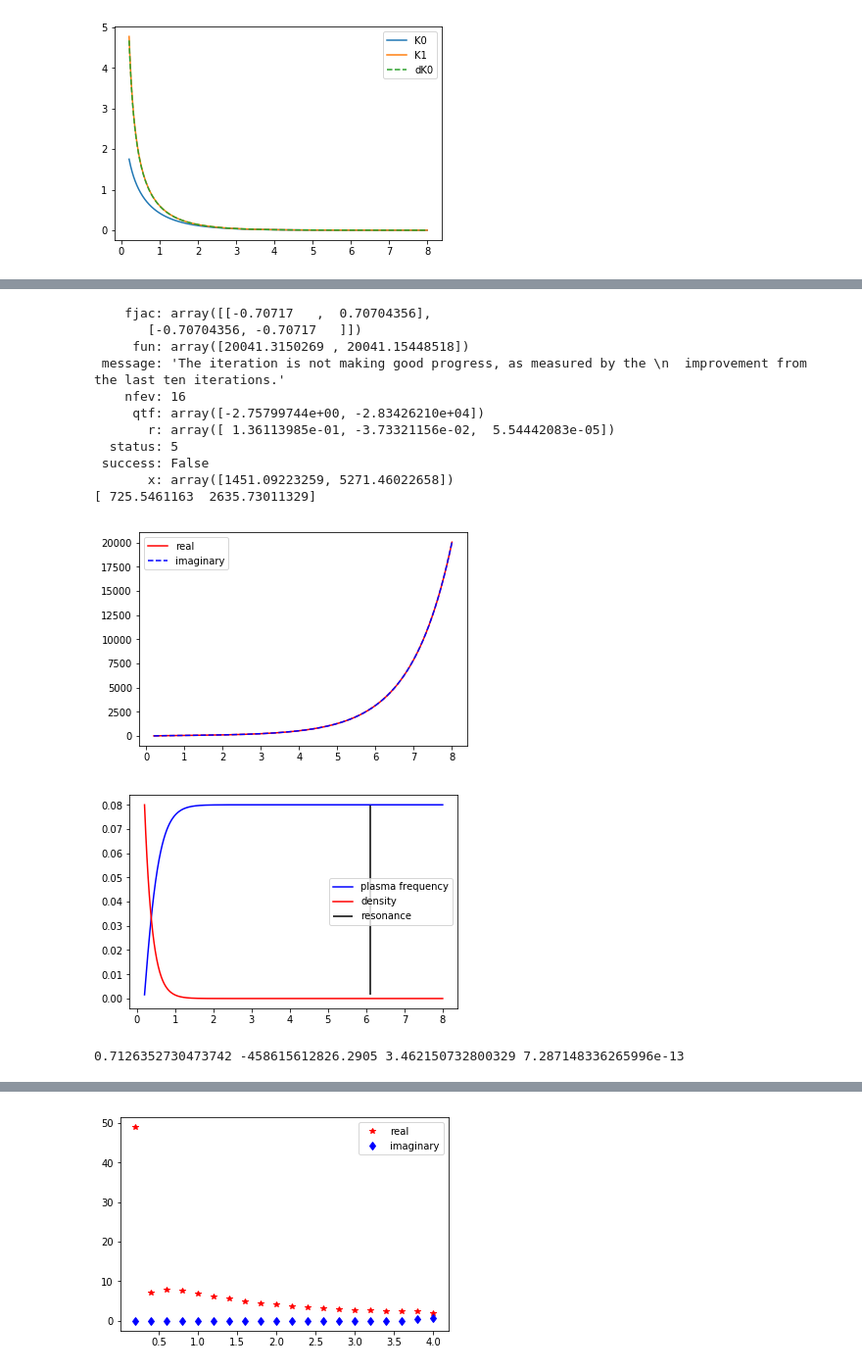
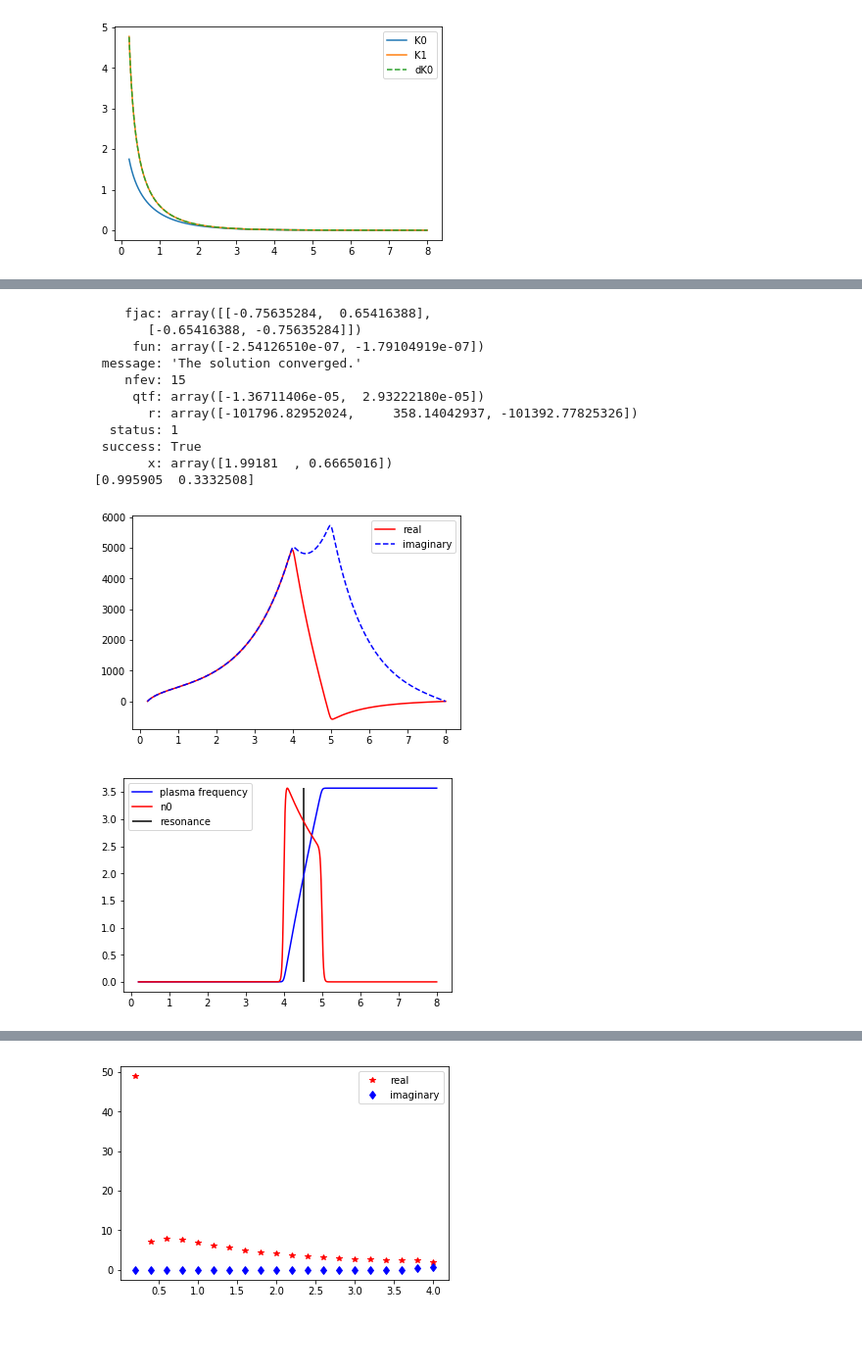
Before and after one commit to PatrickStbr/ZPinchDioctron, a Jupyter notebook: eigenvalue.ipynb, the cells around one changed output, grey strips where cells are left out. Shown: that part at 98% size. Cells and saved outputs as stored; diff of their text form; code cells hidden in the pictures; blank space fills up the shorter version.

```diff
--- a/eigenvalue.ipynb
+++ b/eigenvalue.ipynb
@@ -9,8 +9,10 @@ from scipy.special import iv, kv
 # %%
 R1 = 0.2
 R2 = 8
-r = np.linspace(R1, R2, 1000)
+r = np.linspace(R1, R2, 10000)
 dr = (np.max(r)-np.min(r))/(len(r)-1)
+n0 = (8/r**2)*(np.tanh(25*(r-4))-np.tanh(25*(r-5)))
+#n0 = np.exp(-(r-R1)*5)
 # %%
 #Poisson Solver
 @njit(parallel=True)
@@ -77,7 +79,7 @@ def Green(r, r_prime, r_i, r_o, alpha_inv, alpha1, alpha2):
                 green[i, j] = alpha2[i]*alpha1[j]/alpha_inv[j]
     return green
 # %%
-alpha_inv = (r*(alpha(r, R1)*dalpha(r, R2)-alpha(r, R2)*dalpha(r, R1)))
+alpha_inv = r*(alpha(r, R1)*dalpha(r, R2)-alpha(r, R2)*dalpha(r, R1))
 alpha1 = alpha(r, R1)
 alpha2 = alpha(r, R2)
 plt.plot(r, alpha1, label='1')
@@ -89,7 +91,6 @@ green = Green(r, r, R1, R2, alpha_inv, alpha1, alpha2)
 plt.imshow(green)
 plt.show()
 
-n0 = (8/r**2)*(np.tanh(25*(r-0.2))-np.tanh(25*(r-5)))
 phi_green = np.zeros(len(r))
 for i in range(len(r)):
     phi_green[i] = np.sum(r*green[i]*n0*dr)
@@ -105,8 +106,6 @@ data, col, row = M(r, dr)
 A = csc_matrix((data, (row, col)), shape=(len(r), len(r)))
 lu = sla.splu(A)
 
-#n0 = (8/r**2)*(np.tanh(25*(r-4))-np.tanh(25*(r-5)))
-n0 = np.exp(-(r-R1)*5)
 phi = lu.solve(n0)
 
 plt.plot(r, n0, label='density')
@@ -145,7 +144,8 @@ plt.show()
 # %%
 N = np.empty((len(r), len(r)))
 for i in range(len(r)):
-    N[i] = (dn0[i]/r[i])*r*green[i]*n0*dr
+    N[i] = -(dn0[i]/r[i])*r*green[i]*dr
     N[i, i] += in0[i]
-w, v = sp.linalg.eig(N)
-#w, v = np.linalg.eig(N)
+#w, v = sp.linalg.eig(N)
+w, v = np.linalg.eig(N)
+v = np.transpose(v)
@@ -200,48 +186,44 @@ phi_i = np.zeros(len(r))
 phi_r[1] = 1
 phi_i[1] = 1
 for i in range(2, len(r)):
     drl = ((r[i]-dr/2)/(dr**2*r[i]))
     drm = -2/dr**2
     drr = -((dr**2*r[i])/(r[i]+dr/2))
     diag_real = (dn0[i]*(omega[0]-in0[i]))/(r[i]*((omega[0]-in0[i])**2 + omega[1]**2))
     diag_imag = (dn0[i]*omega[1])/(r[i]*((omega[0]-in0[i])**2 + omega[1]**2))
 
     phi_r2 = drl*phi_r[i-2]
     phi_r1 = (drm + diag_real - 1)*phi_r[i-1] + diag_imag*phi_i[i-1]
     phi_r[i] = drr*(phi_r2 + phi_r1)
 
     phi_i2 = drl*phi_i[i-2]
     phi_i1 = (drm + diag_real - 1)*phi_i[i-1] - diag_imag*phi_r[i-1]
     phi_i[i] = drr*(phi_i2 + phi_i1)
 
 print(omega/2)
 plt.plot(r, phi_r, "r", label='real')
 plt.plot(r, phi_i, "b", label='imaginary', linestyle='dashed')
 plt.legend()
 plt.show()
 
 i_res = np.argmin(abs(in0-omega[0]))
 
 plt.plot(r, in0, "b", label='plasma frequency')
-plt.plot(r, np.max(in0)*n0/np.max(n0), "r", label='density')
+plt.plot(r, np.max(in0)*n0/np.max(n0), "r", label='n0')
 plt.vlines(r[i_res], np.min(in0), np.max(in0), "k", label='resonance')
 plt.legend()
 plt.show()
 # %% [output]
-    fjac: array([[-0.70717   ,  0.70704356],
-       [-0.70704356, -0.70717   ]])
-     fun: array([20041.3150269 , 20041.15448518])
- message: 'The iteration is not making good progress, as measured by the \n  improvement from the last ten iterations.'
-    nfev: 16
-     qtf: array([-2.75799744e+00, -2.83426210e+04])
-       r: array([ 1.36113985e-01, -3.73321156e-02,  5.54442083e-05])
-  status: 5
- success: False
-       x: array([1451.09223259, 5271.46022658])
-[ 725.5461163  2635.73011329]
+    fjac: array([[-0.75635284,  0.65416388],
+       [-0.65416388, -0.75635284]])
+     fun: array([-2.54126510e-07, -1.79104919e-07])
+ message: 'The solution converged.'
+    nfev: 15
+     qtf: array([-1.36711406e-05,  2.93222180e-05])
+       r: array([-101796.82952024,     358.14042937, -101392.77825326])
+  status: 1
+ success: True
+       x: array([1.99181  , 0.6665016])
+[0.995905  0.3332508]
-[figure, old version]
+[figure, new version]
-[figure, old version]
+[figure, new version]
-# %%
-print((omega[0]/2-0.9949)/(omega[0]/2), (omega[1]/2-0.3342)/(omega[1]/2),omega[0]/2, omega[1]/2)
-# %% [output]
-0.7126352730473742 -458615612826.2905 3.462150732800329 7.287148336265996e-13
```
Also changed, not shown: parts of 5 cells of this notebook.
